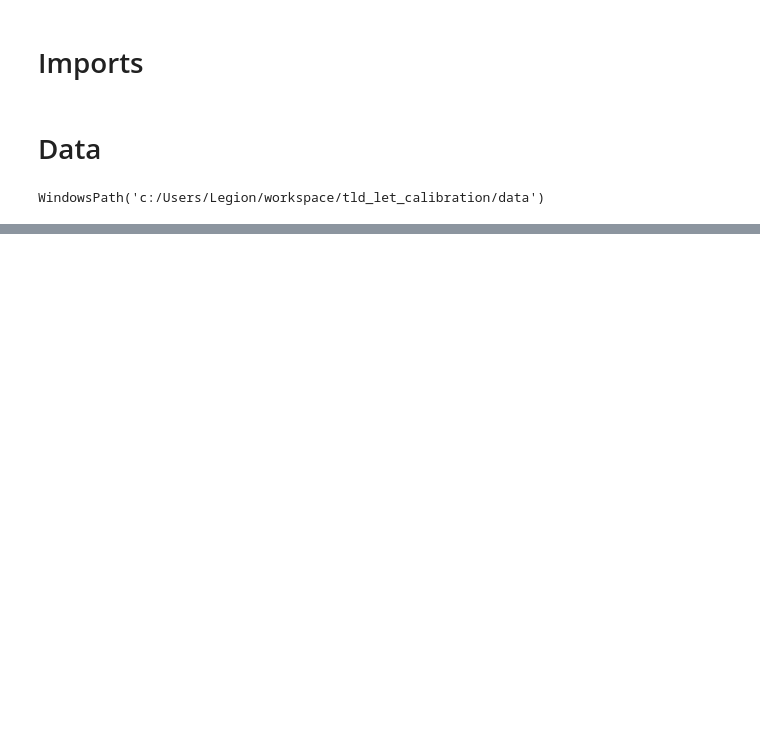
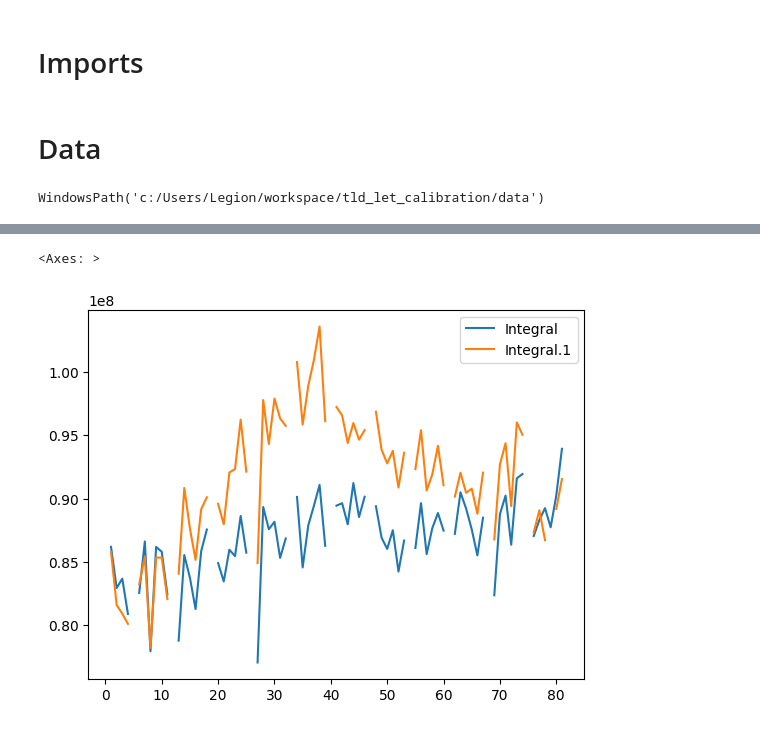
Before and after one commit to grzanka/tld_let_calibration, a Jupyter notebook: notebook/0.1-explore-data.ipynb, the cells around one changed output, grey strips where cells are left out. Saved outputs shown, nothing was run; the diff lists cells and outputs as text; code cells hidden in the pictures; blank space fills up the shorter version.

Commit message:
plot

```diff
--- a/notebook/0.1-explore-data.ipynb
+++ b/notebook/0.1-explore-data.ipynb
@@ -40,0 +38,5 @@ pd.read_excel(data_dir / 'interim' / 'Wyniki_DK_IFJ.xlsx')
+# %%
+df_mcp.plot(y=['Integral', 'Integral.1'])
+# %% [output]
+<Axes: >
+[figure, added]
```
Also changed, not shown: parts of 2 cells of this notebook.
